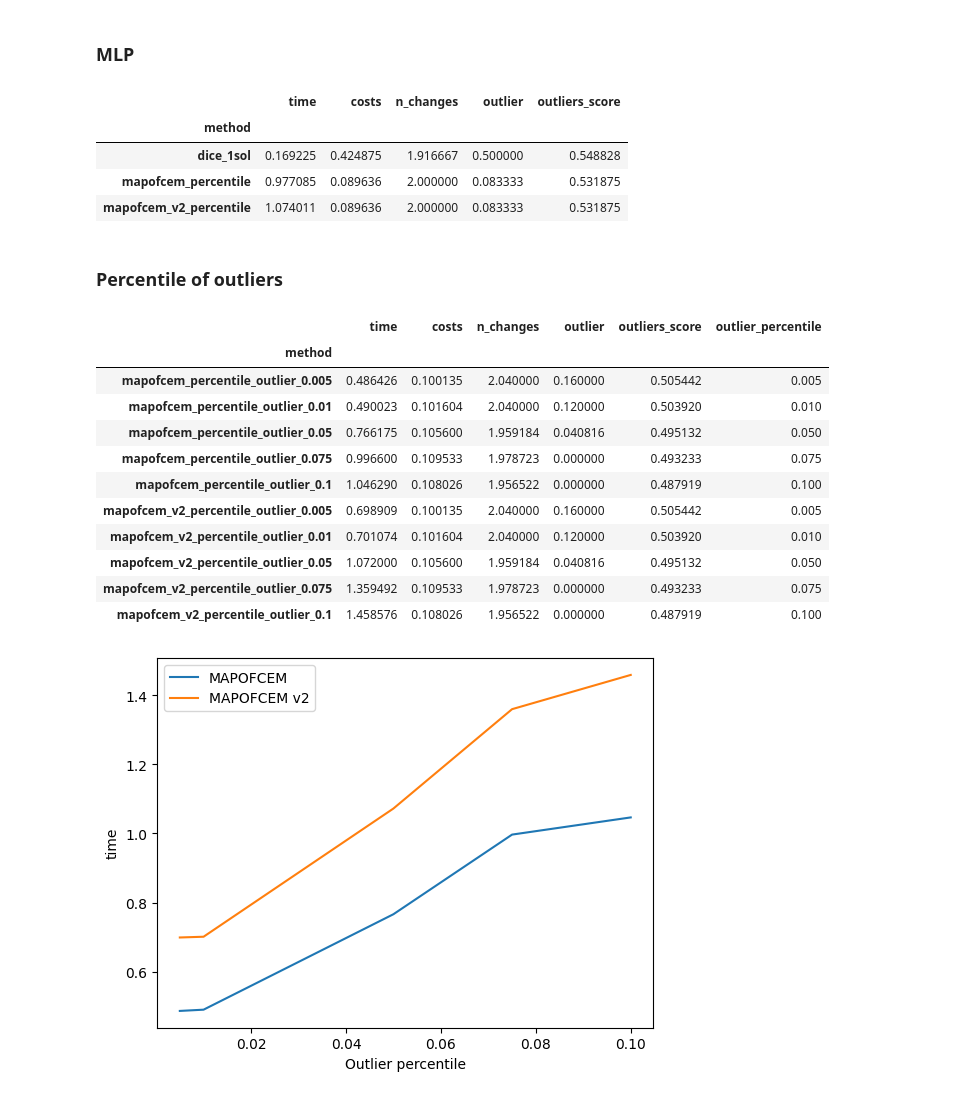
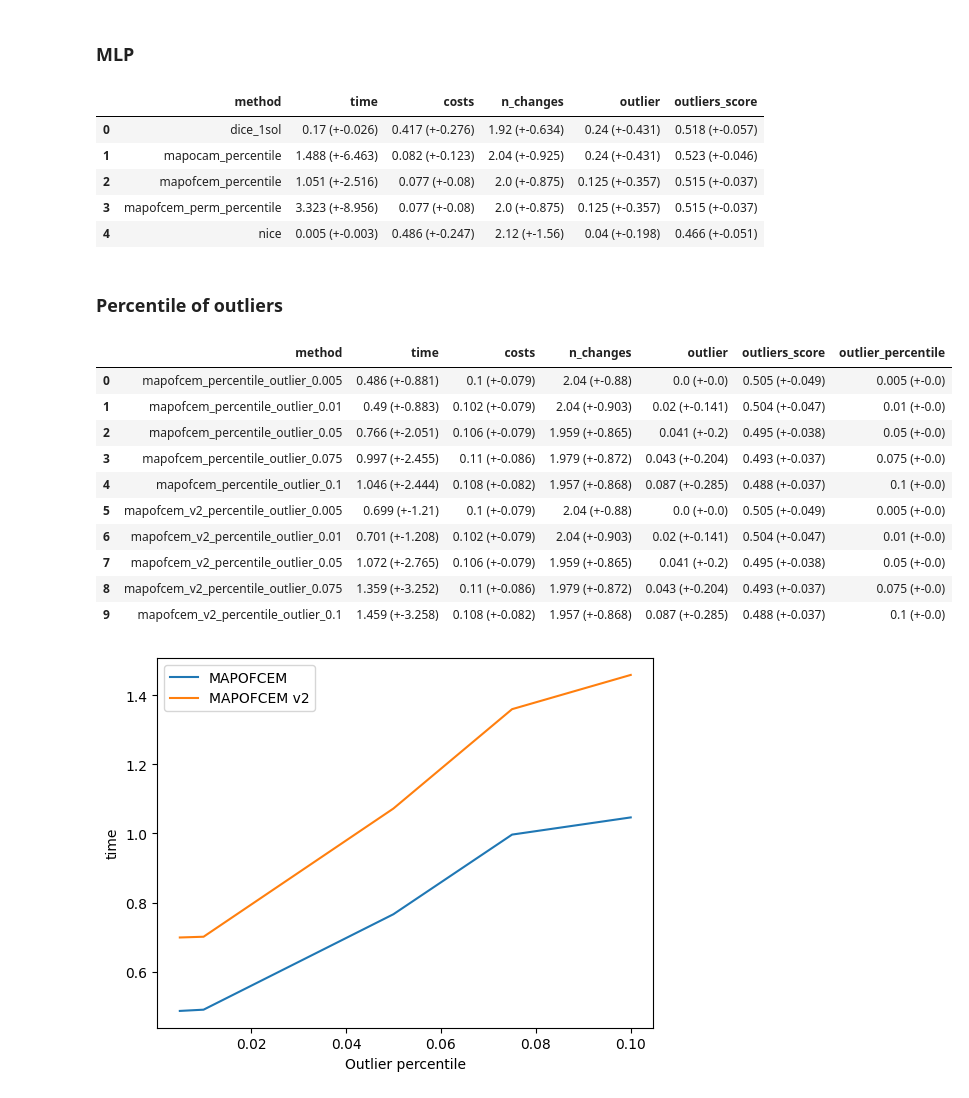
Before and after one commit to hiaac-finance/cfmining, a Jupyter notebook: notebooks/analyze_results.ipynb, the cells around one changed output. Saved outputs shown, nothing was run; the diff lists cells and outputs as text; code cells hidden in the pictures.

Commit message:
rerun: updated mlp results

```diff
--- a/notebooks/analyze_results.ipynb
+++ b/notebooks/analyze_results.ipynb
@@ -18,7 +18,7 @@ import dice_ml
 %load_ext autoreload
 %autoreload 2
 # %%
-def summarize_results(results, perc_calc, outlier_detection = None, display_results = True):
+def summarize_results(results, perc_calc, outlier_detection = None, outlier_percentile = 0.05, display_results = True):
     results["individual"] = results["individual"].apply(literal_eval)
     results["solutions"] = results["solutions"].apply(literal_eval)
     costs = []
@@ -48,6 +48,7 @@ def summarize_results(results, perc_calc, outlier_detection = None, display_resu
         n_changes.append(n_changes_)
         costs.append(costs_)
         if outlier_detection is not None:
+            outlier_detection.percentile = outlier_percentile
             outliers_ = [outlier_detection.predict(np.array(s)[None, :]) == -1 for s in solutions][0][0]
             outliers.append(outliers_)
             outliers_score_ = np.mean([outlier_detection.score(np.array(s)[None, :]) for s in solutions])
@@ -129,8 +138,8 @@ results.groupby("method").agg({
 # %% [markdown]
 ### MLP
 # %%
-paths = "../results/german_mlp/"
-methods = ["dice_1sol", "mapofcem_percentile", "mapofcem_v2_percentile"]
+paths = "../results/mlp/german/"
+methods = ["dice_1sol", "nice", "mapocam_percentile", "mapofcem_percentile", "mapofcem_perm_percentile"]
 
 results = []
 for m in methods:
@@ -138,56 +147,48 @@ for m in methods:
     results.append(summarize_results(results_saved, perc_calc, outlier_detection, display_results = False))
     results[-1]["method"] = m
 results = pd.concat(results)
-results.groupby("method").agg({
-    "time" : "mean",
-    "costs" : "mean",
-    "n_changes" : "mean",
-    "outlier" : "mean",
-    "outliers_score" : "mean"
-})
+
+format_df_table(
+    results, "method", ["time", "costs", "n_changes", "outlier", "outliers_score"]
+)
 # %% [output]
-|  | time | costs | n_changes | outlier | outliers_score |
-| method |  |  |  |  |  |
-| dice_1sol | 0.169225 | 0.424875 | 1.916667 | 0.500000 | 0.548828 |
-| mapofcem_percentile | 0.977085 | 0.089636 | 2.000000 | 0.083333 | 0.531875 |
-| mapofcem_v2_percentile | 1.074011 | 0.089636 | 2.000000 | 0.083333 | 0.531875 |
+|  | method | time | costs | n_changes | outlier | outliers_score |
+| 0 | dice_1sol | 0.17 (+-0.026) | 0.417 (+-0.276) | 1.92 (+-0.634) | 0.24 (+-0.431) | 0.518 (+-0.057) |
+| 1 | mapocam_percentile | 1.488 (+-6.463) | 0.082 (+-0.123) | 2.04 (+-0.925) | 0.24 (+-0.431) | 0.523 (+-0.046) |
+| 2 | mapofcem_percentile | 1.051 (+-2.516) | 0.077 (+-0.08) | 2.0 (+-0.875) | 0.125 (+-0.357) | 0.515 (+-0.037) |
+| 3 | mapofcem_perm_percentile | 3.323 (+-8.956) | 0.077 (+-0.08) | 2.0 (+-0.875) | 0.125 (+-0.357) | 0.515 (+-0.037) |
+| 4 | nice | 0.005 (+-0.003) | 0.486 (+-0.247) | 2.12 (+-1.56) | 0.04 (+-0.198) | 0.466 (+-0.051) |
 # %% [markdown]
 ### Percentile of outliers
 # %%
 paths = "../results/german/"
-methods = [f"mapofcem_percentile_outlier_{x}" for x in [0.005, 0.01, 0.05, 0.075, 0.1]] + [f"mapofcem_v2_percentile_outlier_{x}" for x in [0.005, 0.01, 0.05, 0.075, 0.1]]
-
 
 
 results = []
-for m in methods:
-    results_saved = pd.read_csv(f"{paths}{m}.csv")
-    results.append(summarize_results(results_saved, perc_calc, outlier_detection, display_results = False))
-    results[-1]["method"] = m
+for method_name in ["mapofcem_percentile_outlier_", "mapofcem_v2_percentile_outlier_"]:
+    for outlier_percentile in [0.005, 0.01, 0.05, 0.075, 0.1]:
+        m = method_name + str(outlier_percentile)
+        results_saved = pd.read_csv(f"{paths}{m}.csv")
+        results.append(summarize_results(results_saved, perc_calc, outlier_detection, outlier_percentile, display_results = False))
+        results[-1]["method"] = m
 results = pd.concat(results)
 results["outlier_percentile"] = results["method"].apply(lambda x: float(x.split("_")[-1]))
-results = results.groupby("method").agg({
-    "time" : "mean",
-    "costs" : "mean",
-    "n_changes" : "mean",
-    "outlier" : "mean",
-    "outliers_score" : "mean",
-    "outlier_percentile" : "first"
-})
-results
+
+format_df_table(
+    results, "method", ["time", "costs", "n_changes", "outlier", "outliers_score", "outlier_percentile"]
+)
 # %% [output]
-|  | time | costs | n_changes | outlier | outliers_score | outlier_percentile |
-| method |  |  |  |  |  |  |
-| mapofcem_percentile_outlier_0.005 | 0.486426 | 0.100135 | 2.040000 | 0.160000 | 0.505442 | 0.005 |
-| mapofcem_percentile_outlier_0.01 | 0.490023 | 0.101604 | 2.040000 | 0.120000 | 0.503920 | 0.010 |
-| mapofcem_percentile_outlier_0.05 | 0.766175 | 0.105600 | 1.959184 | 0.040816 | 0.495132 | 0.050 |
-| mapofcem_percentile_outlier_0.075 | 0.996600 | 0.109533 | 1.978723 | 0.000000 | 0.493233 | 0.075 |
-| mapofcem_percentile_outlier_0.1 | 1.046290 | 0.108026 | 1.956522 | 0.000000 | 0.487919 | 0.100 |
-| mapofcem_v2_percentile_outlier_0.005 | 0.698909 | 0.100135 | 2.040000 | 0.160000 | 0.505442 | 0.005 |
-| mapofcem_v2_percentile_outlier_0.01 | 0.701074 | 0.101604 | 2.040000 | 0.120000 | 0.503920 | 0.010 |
-| mapofcem_v2_percentile_outlier_0.05 | 1.072000 | 0.105600 | 1.959184 | 0.040816 | 0.495132 | 0.050 |
-| mapofcem_v2_percentile_outlier_0.075 | 1.359492 | 0.109533 | 1.978723 | 0.000000 | 0.493233 | 0.075 |
-| mapofcem_v2_percentile_outlier_0.1 | 1.458576 | 0.108026 | 1.956522 | 0.000000 | 0.487919 | 0.100 |
+|  | method | time | costs | n_changes | outlier | outliers_score | outlier_percentile |
+| 0 | mapofcem_percentile_outlier_0.005 | 0.486 (+-0.881) | 0.1 (+-0.079) | 2.04 (+-0.88) | 0.0 (+-0.0) | 0.505 (+-0.049) | 0.005 (+-0.0) |
+| 1 | mapofcem_percentile_outlier_0.01 | 0.49 (+-0.883) | 0.102 (+-0.079) | 2.04 (+-0.903) | 0.02 (+-0.141) | 0.504 (+-0.047) | 0.01 (+-0.0) |
+| 2 | mapofcem_percentile_outlier_0.05 | 0.766 (+-2.051) | 0.106 (+-0.079) | 1.959 (+-0.865) | 0.041 (+-0.2) | 0.495 (+-0.038) | 0.05 (+-0.0) |
+| 3 | mapofcem_percentile_outlier_0.075 | 0.997 (+-2.455) | 0.11 (+-0.086) | 1.979 (+-0.872) | 0.043 (+-0.204) | 0.493 (+-0.037) | 0.075 (+-0.0) |
+| 4 | mapofcem_percentile_outlier_0.1 | 1.046 (+-2.444) | 0.108 (+-0.082) | 1.957 (+-0.868) | 0.087 (+-0.285) | 0.488 (+-0.037) | 0.1 (+-0.0) |
+| 5 | mapofcem_v2_percentile_outlier_0.005 | 0.699 (+-1.21) | 0.1 (+-0.079) | 2.04 (+-0.88) | 0.0 (+-0.0) | 0.505 (+-0.049) | 0.005 (+-0.0) |
+| 6 | mapofcem_v2_percentile_outlier_0.01 | 0.701 (+-1.208) | 0.102 (+-0.079) | 2.04 (+-0.903) | 0.02 (+-0.141) | 0.504 (+-0.047) | 0.01 (+-0.0) |
+| 7 | mapofcem_v2_percentile_outlier_0.05 | 1.072 (+-2.765) | 0.106 (+-0.079) | 1.959 (+-0.865) | 0.041 (+-0.2) | 0.495 (+-0.038) | 0.05 (+-0.0) |
+| 8 | mapofcem_v2_percentile_outlier_0.075 | 1.359 (+-3.252) | 0.11 (+-0.086) | 1.979 (+-0.872) | 0.043 (+-0.204) | 0.493 (+-0.037) | 0.075 (+-0.0) |
+| 9 | mapofcem_v2_percentile_outlier_0.1 | 1.459 (+-3.258) | 0.108 (+-0.082) | 1.957 (+-0.868) | 0.087 (+-0.285) | 0.488 (+-0.037) | 0.1 (+-0.0) |
 # %%
 for col in ["time", "costs", "outlier", "outliers_score"]:
     plt.plot(results.head(5).outlier_percentile, results.head(5)[col],  label = "MAPOFCEM")
```
Also changed, not shown: parts of 4 cells of this notebook, 1 other file.
